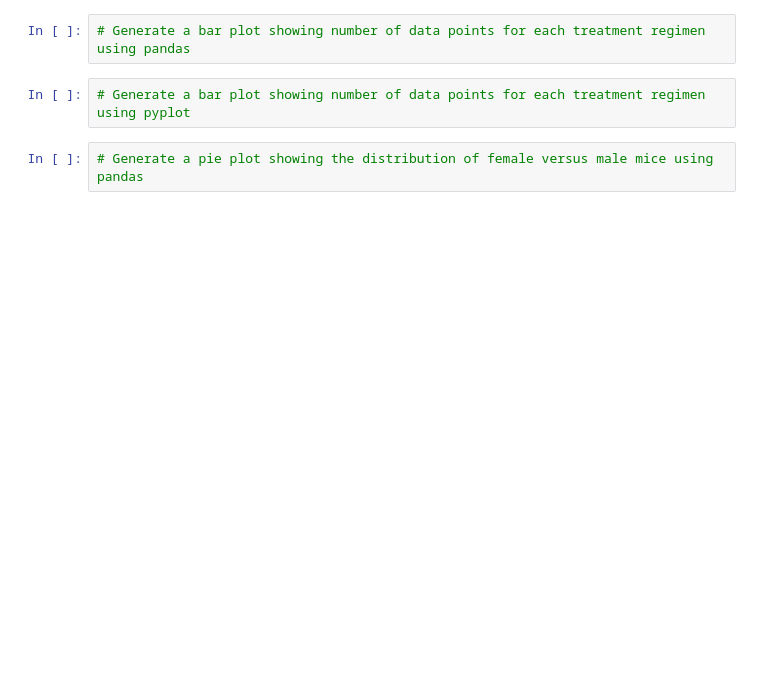
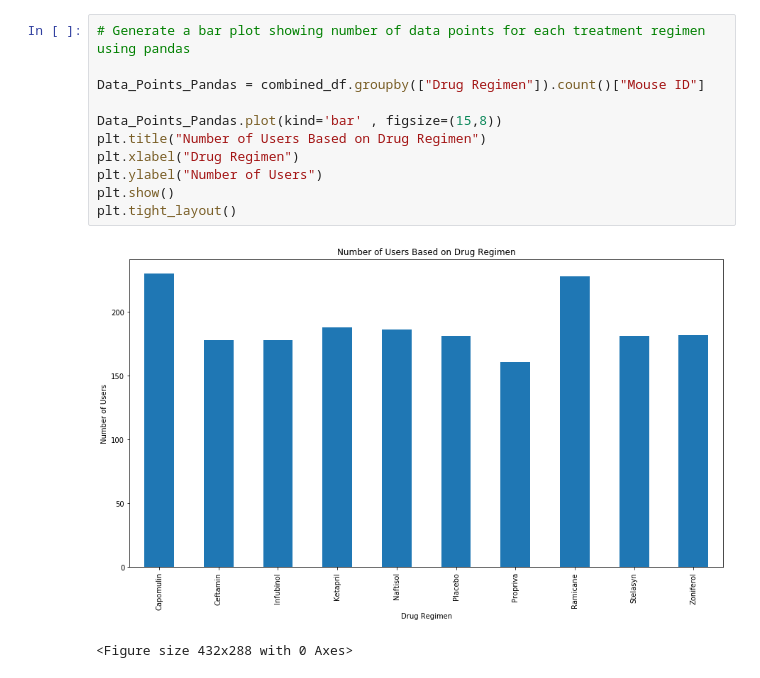
Before and after one commit to 2567garciab/matplotlib-challange, a Jupyter notebook: pymaceuticals.ipynb, the cells around one changed output. Cells and saved outputs as stored; diff of their text form; blank space fills up the shorter version.

```diff
--- a/pymaceuticals.ipynb
+++ b/pymaceuticals.ipynb
@@ -19,6 +76,14 @@ FileNotFoundError: [Errno 2] File b'data/Mouse_metadata.csv' does not exist: b'd
 # %%
 # Generate a bar plot showing number of data points for each treatment regimen using pandas
+
+Data_Points_Pandas = combined_df.groupby(["Drug Regimen"]).count()["Mouse ID"]
+
+Data_Points_Pandas.plot(kind='bar' , figsize=(15,8))
+plt.title("Number of Users Based on Drug Regimen")
+plt.xlabel("Drug Regimen")
+plt.ylabel("Number of Users")
+plt.show()
+plt.tight_layout()
+# %% [output]
+[figure, added]
+<Figure size 432x288 with 0 Axes>
-# %%
-# Generate a bar plot showing number of data points for each treatment regimen using pyplot
-# %%
-# Generate a pie plot showing the distribution of female versus male mice using pandas
```
Also changed, not shown: parts of 16 cells of this notebook.
